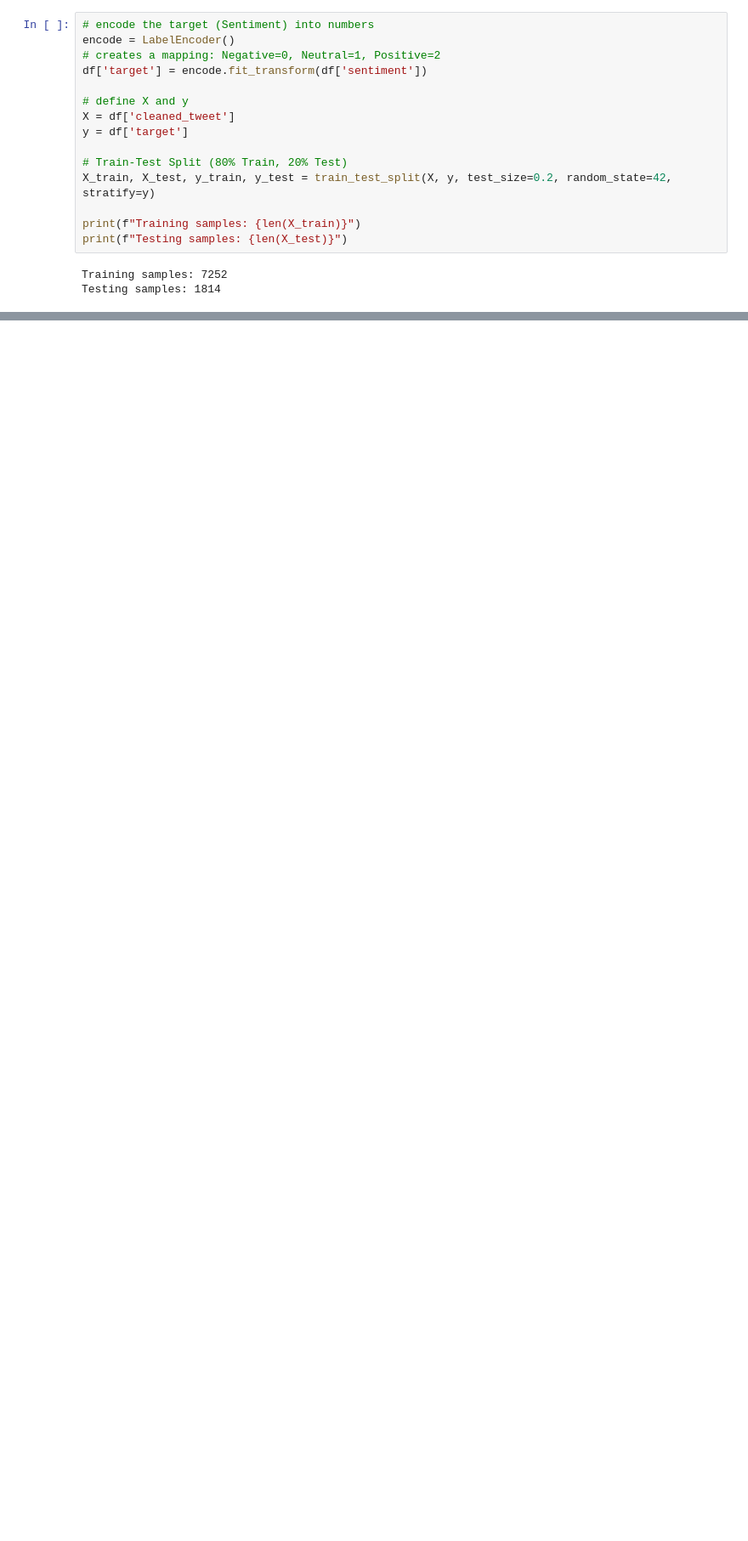
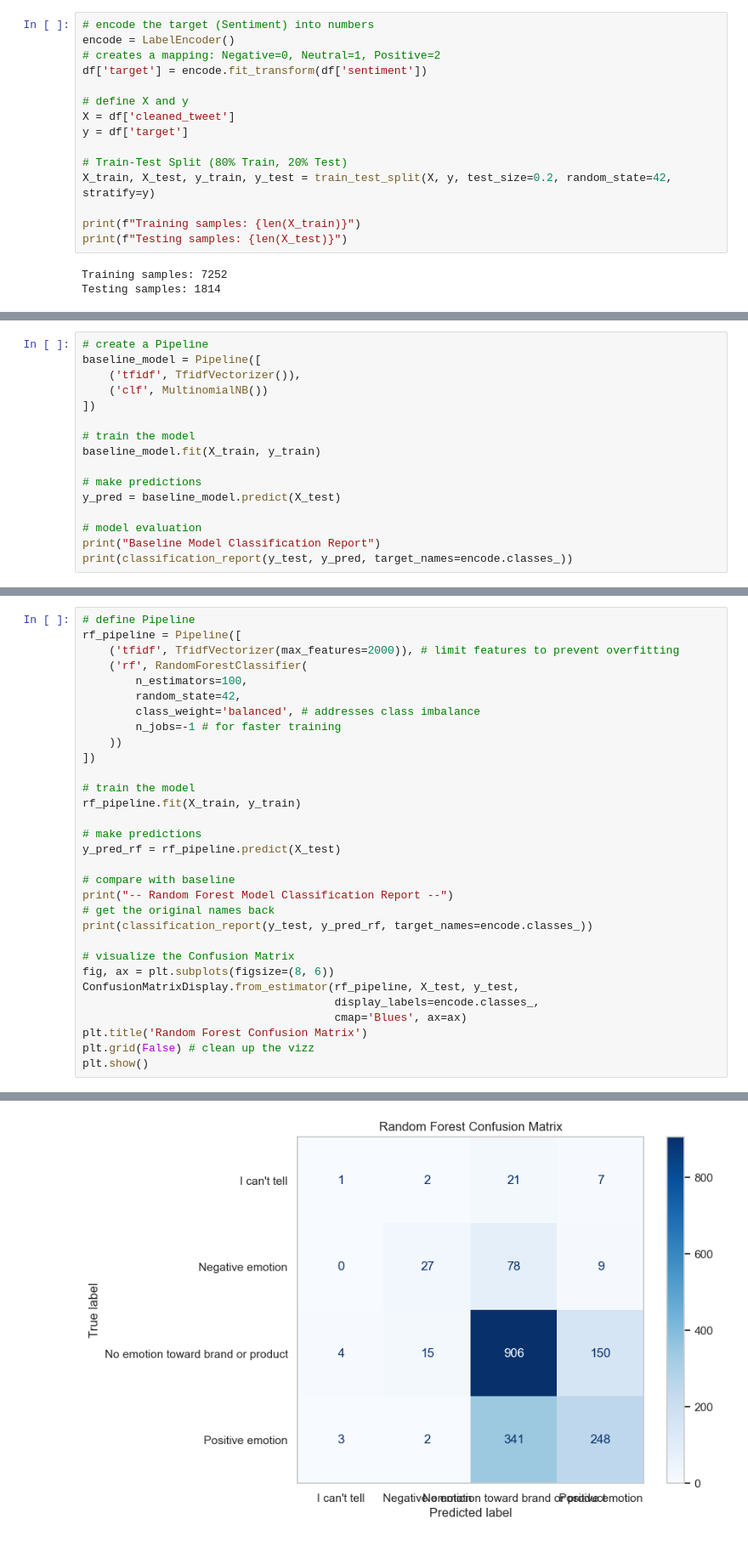
Before and after one commit to Jen-shiko/Phase4_Group3_Project, a Jupyter notebook: index.ipynb, the cells around one changed output, grey strips where cells are left out. Shown at 85% size. Drawn from its saved outputs; the diff is of its cells as text; blank space fills up the shorter version.

Commit message:
Modelling

```diff
--- a/index.ipynb
+++ b/index.ipynb
@@ -322,0 +329,16 @@ Testing samples: 1814
+# %%
+# create a Pipeline
+baseline_model = Pipeline([
+    ('tfidf', TfidfVectorizer()),
+    ('clf', MultinomialNB())
+])
+
+# train the model
+baseline_model.fit(X_train, y_train)
+
+# make predictions
+y_pred = baseline_model.predict(X_test)
+
+# model evaluation
+print("Baseline Model Classification Report")
+print(classification_report(y_test, y_pred, target_names=encode.classes_))
@@ -322,0 +364,32 @@ Testing samples: 1814
+# %%
+# define Pipeline
+rf_pipeline = Pipeline([
+    ('tfidf', TfidfVectorizer(max_features=2000)), # limit features to prevent overfitting
+    ('rf', RandomForestClassifier(
+        n_estimators=100,
+        random_state=42,
+        class_weight='balanced', # addresses class imbalance
+        n_jobs=-1 # for faster training
+    ))
+])
+
+# train the model
+rf_pipeline.fit(X_train, y_train)
+
+# make predictions
+y_pred_rf = rf_pipeline.predict(X_test)
+
+# compare with baseline
+print("-- Random Forest Model Classification Report --")
+# get the original names back
+print(classification_report(y_test, y_pred_rf, target_names=encode.classes_))
+
+# visualize the Confusion Matrix
+fig, ax = plt.subplots(figsize=(8, 6))
+ConfusionMatrixDisplay.from_estimator(rf_pipeline, X_test, y_test,
+                                      display_labels=encode.classes_,
+                                      cmap='Blues', ax=ax)
+plt.title('Random Forest Confusion Matrix')
+plt.grid(False) # clean up the vizz
+plt.show()
+# %% [output]
@@ -322,0 +407 @@ Testing samples: 1814
+[figure, added]
```
Also changed, not shown: parts of 14 cells of this notebook.
